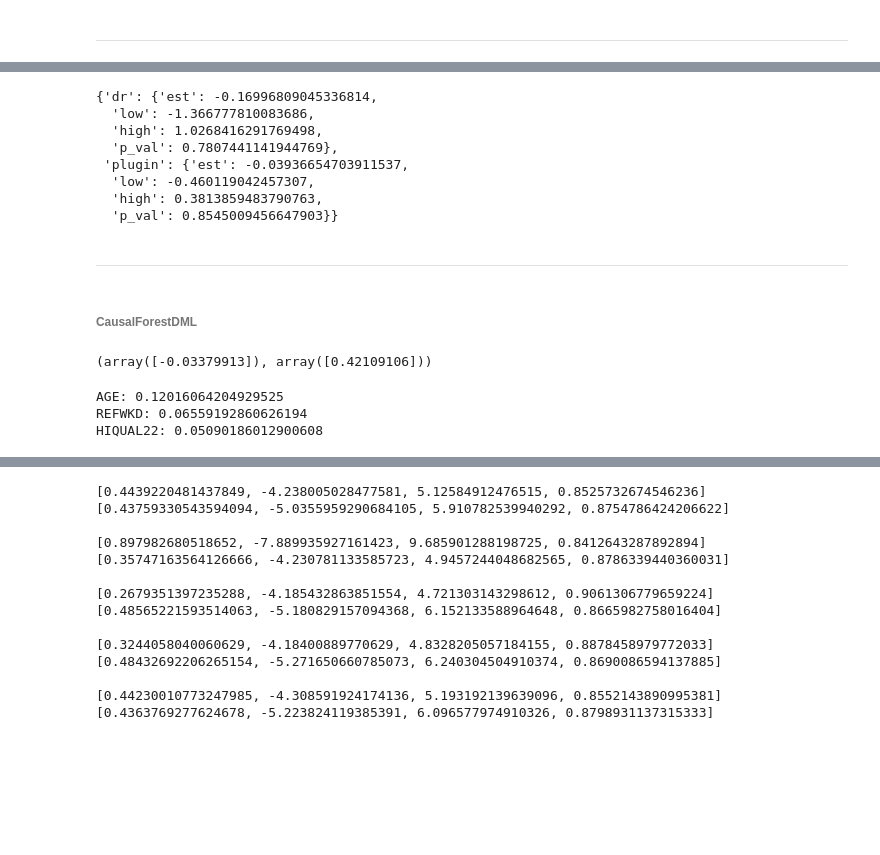
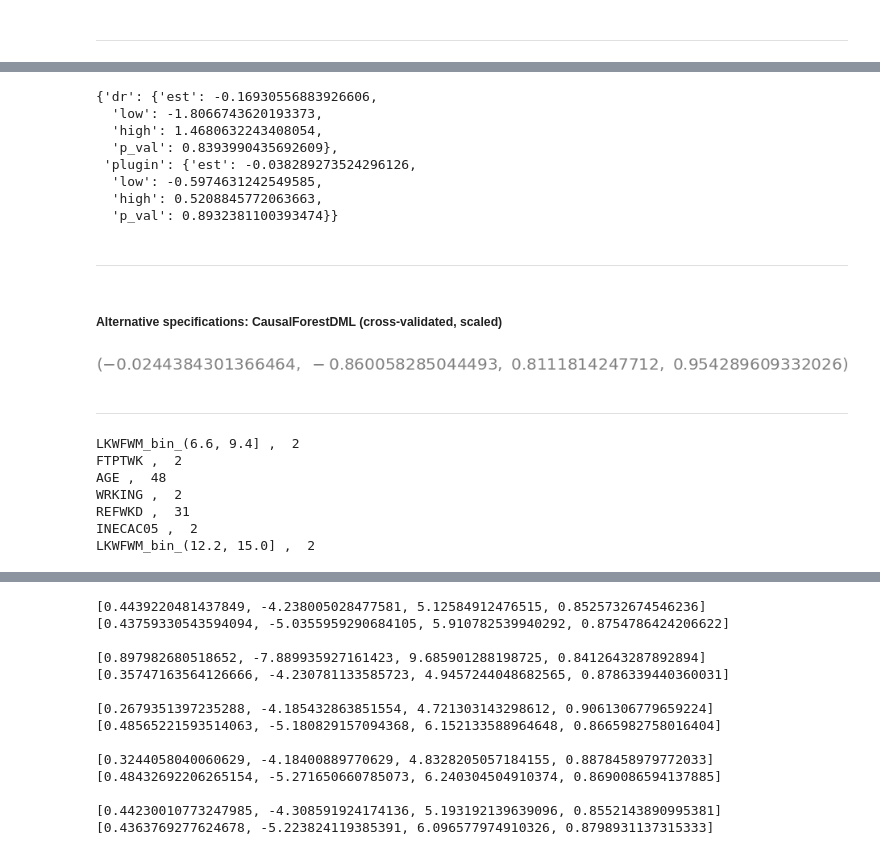
Before and after one commit to TresGes25/gg570_d200, a Jupyter notebook: analyses/ate_estimation.ipynb, the cells around one changed output, grey strips where cells are left out. Saved outputs shown, nothing was run; the diff lists cells and outputs as text; code cells hidden in the pictures; blank space fills up the shorter version.

Commit message:
heterogeneity progress

```diff
--- a/analyses/ate_estimation.ipynb
+++ b/analyses/ate_estimation.ipynb
@@ -27,6 +25,22 @@ df = pd.read_csv(data_path / "df.csv")
 treatment_col = 'Training (last 3 months)'
 outcome_col = 'Underemployment hours'
 covariate_cols = [col for col in df_scaled.columns if col not in treatment_col and col not in outcome_col and col not in ['prop_scores']]
+# %%
+relevant_gates = set()
+# %%
+def add_relevant_gates(est):
+    global relevant_gates
+    if isinstance(est, list):
+        for est_i in est:
+            heterogeneity_importance = est_i.feature_importances_
+            top_3_ids = np.argsort(heterogeneity_importance)[-3:][::-1]
+            for id in top_3_ids:
+                relevant_gates.add(id)
+    else:
+        heterogeneity_importance = est.feature_importances_
+        top_3_ids = np.argsort(heterogeneity_importance)[-3:][::-1]
+        for id in top_3_ids:
+            relevant_gates.add(id)
 # %% [markdown]
 ---
 # %% [markdown]
@@ -162,19 +124,20 @@ print(forest_riesz_gate(df, covariate_cols, treatment_col, outcome_col, est_ncns
 # %%
-cross_no_scale = call_forestriesz_cross(df, covariate_cols, treatment_col, outcome_col, methods=['dr', 'plugin'])
+cross_no_scale, est_cns = call_forestriesz_cross(df, covariate_cols, treatment_col, outcome_col, methods=['dr', 'plugin'], return_est=True)
+add_relevant_gates(est_cns)
 cross_no_scale
 # %% [output]
-{'dr': {'est': -0.16996809045336814,
-  'low': -1.366777810083686,
-  'high': 1.0268416291769498,
-  'p_val': 0.7807441141944769},
- 'plugin': {'est': -0.03936654703911537,
-  'low': -0.460119042457307,
-  'high': 0.3813859483790763,
-  'p_val': 0.8545009456647903}}
+{'dr': {'est': -0.16930556883926606,
+  'low': -1.8066743620193373,
+  'high': 1.4680632243408054,
+  'p_val': 0.8393990435692609},
+ 'plugin': {'est': -0.038289273524296126,
+  'low': -0.5974631242549585,
+  'high': 0.5208845772063663,
+  'p_val': 0.8932381100393474}}
 # %% [markdown]
 ---
-# %% [markdown]
-###### CausalForestDML
+# %% [markdown]
+##### Alternative specifications: CausalForestDML (cross-validated, scaled)
 # %%
 causal_dml = CausalForestDML(
     discrete_treatment=True,
@@ -196,6 +159,8 @@ causal_dml = CausalForestDML(
 )
 # %%
 causal_dml.fit(df_scaled[outcome_col], df_scaled[treatment_col], X=df_scaled[covariate_cols])
-causal_dml.ate_, causal_dml.ate_stderr_
+add_relevant_gates(causal_dml)
+ate, low, high = causal_dml.ate_[0], (causal_dml.ate_-1.96*causal_dml.ate_stderr_)[0], (causal_dml.ate_+1.96*causal_dml.ate_stderr_)[0]
+ate, low, high, calculate_p_value(ate, low, high)
 # %% [output]
-(array([-0.03379913]), array([0.42109106]))
+[figure, added]
@@ -204,8 +167,13 @@ heterogeneity_importance = causal_dml.feature_importances_
-# %%
-top_3_ids = np.argsort(heterogeneity_importance)[-3:][::-1]
-for id in top_3_ids:
-    print(f"{covariate_cols[id]}: {heterogeneity_importance[id]}")
-# %% [output]
-AGE: 0.12016064204929525
-REFWKD: 0.06559192860626194
-HIQUAL22: 0.05090186012900608
+# %% [markdown]
+---
+# %%
+for i in relevant_gates:
+    print(covariate_cols[i], "\t", df_scaled[covariate_cols[i]].nunique())
+# %% [output]
+LKWFWM_bin_(6.6, 9.4] ,  2
+FTPTWK ,  2
+AGE ,  48
+WRKING ,  2
+REFWKD ,  31
+INECAC05 ,  2
+LKWFWM_bin_(12.2, 15.0] ,  2
```
Also changed, not shown: parts of 22 cells of this notebook, 3 other files.
